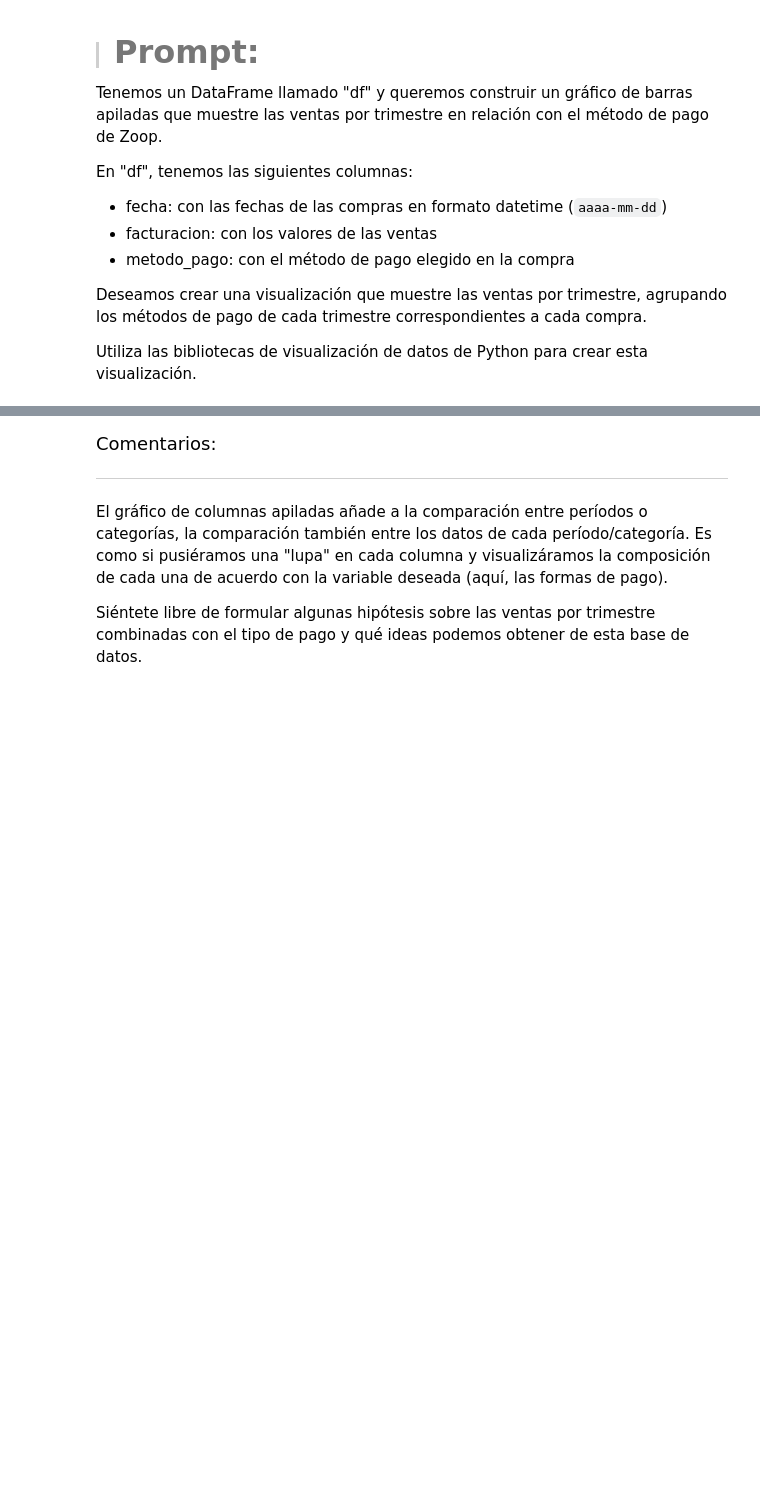
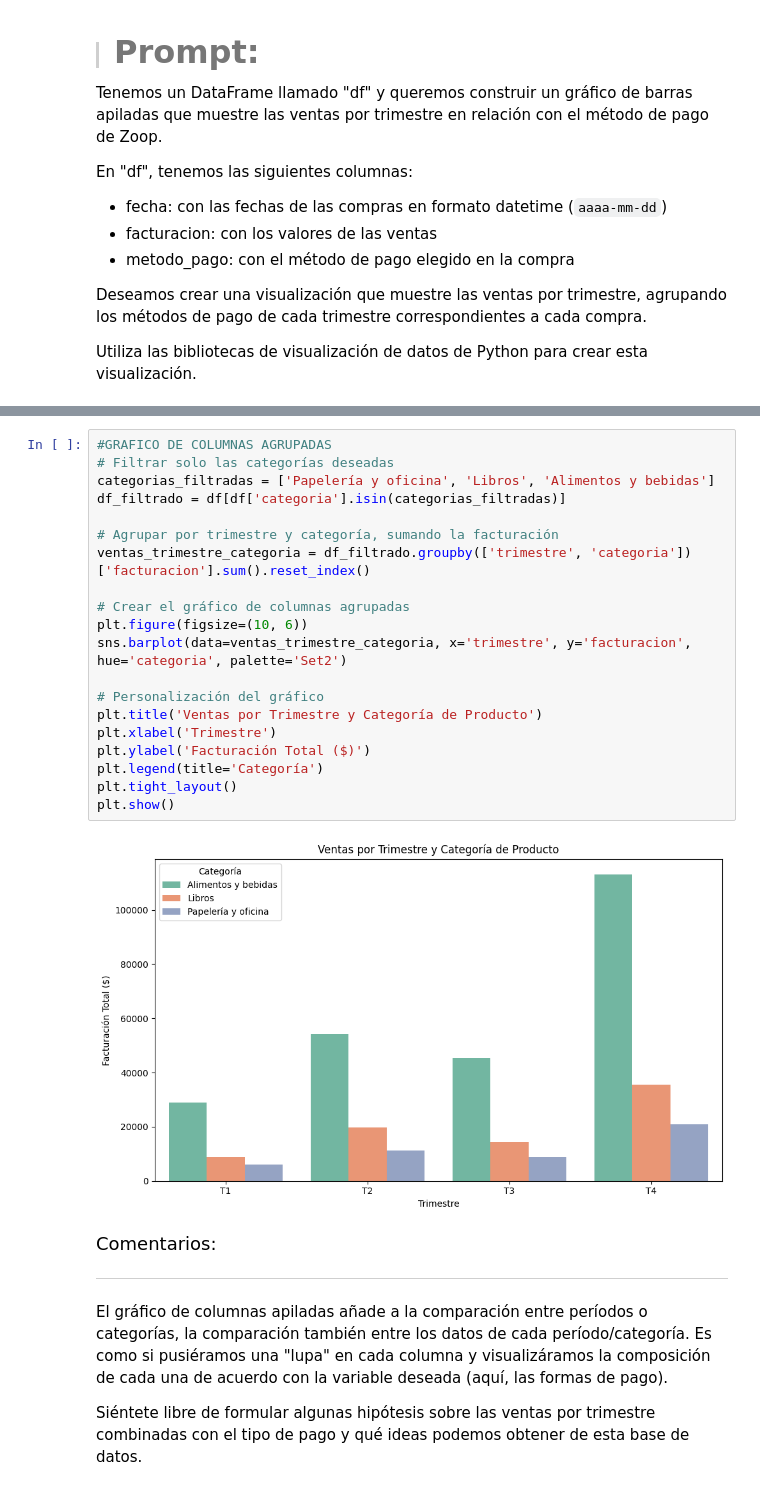
Before and after one commit to AndresCMontejo/IA_Aplicada_a_Ciencia_de_datos, a Jupyter notebook: IA_aplicada_a_ciencia_de_datos.ipynb, the cells around one changed output, grey strips where cells are left out. Cells and saved outputs as stored; diff of their text form; blank space fills up the shorter version.

```diff
--- a/IA_aplicada_a_ciencia_de_datos.ipynb
+++ b/IA_aplicada_a_ciencia_de_datos.ipynb
@@ -783,3 +813,25 @@ Utiliza las bibliotecas de visualización de datos de Python para crear esta vis
+# %%
+#GRAFICO DE COLUMNAS AGRUPADAS
+# Filtrar solo las categorías deseadas
+categorias_filtradas = ['Papelería y oficina', 'Libros', 'Alimentos y bebidas']
+df_filtrado = df[df['categoria'].isin(categorias_filtradas)]
+
+# Agrupar por trimestre y categoría, sumando la facturación
+ventas_trimestre_categoria = df_filtrado.groupby(['trimestre', 'categoria'])['facturacion'].sum().reset_index()
+
+# Crear el gráfico de columnas agrupadas
+plt.figure(figsize=(10, 6))
+sns.barplot(data=ventas_trimestre_categoria, x='trimestre', y='facturacion', hue='categoria', palette='Set2')
+
+# Personalización del gráfico
+plt.title('Ventas por Trimestre y Categoría de Producto')
+plt.xlabel('Trimestre')
+plt.ylabel('Facturación Total ($)')
+plt.legend(title='Categoría')
+plt.tight_layout()
+plt.show()
+# %% [output]
+[figure, added]
 # %% [markdown]
 <font color="7b71ff" size=4> Comentarios: </font>
 
```
Also changed, not shown: parts of 2 cells of this notebook.
